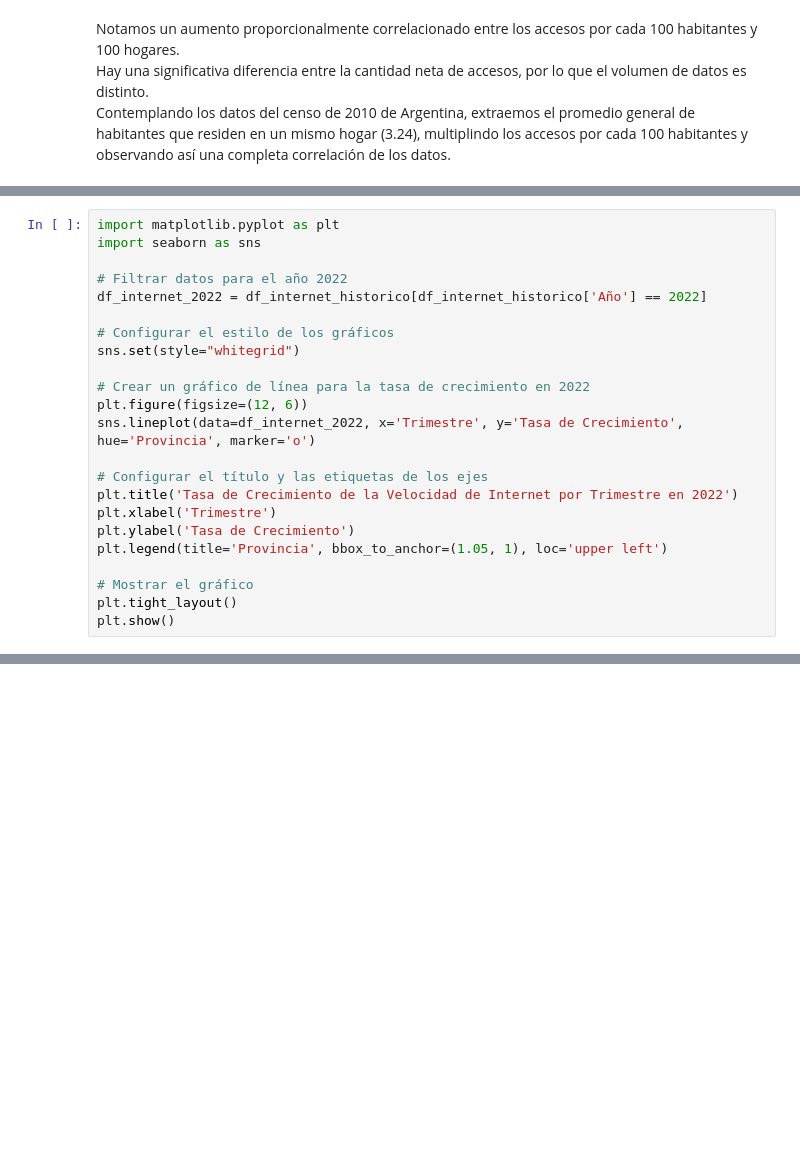
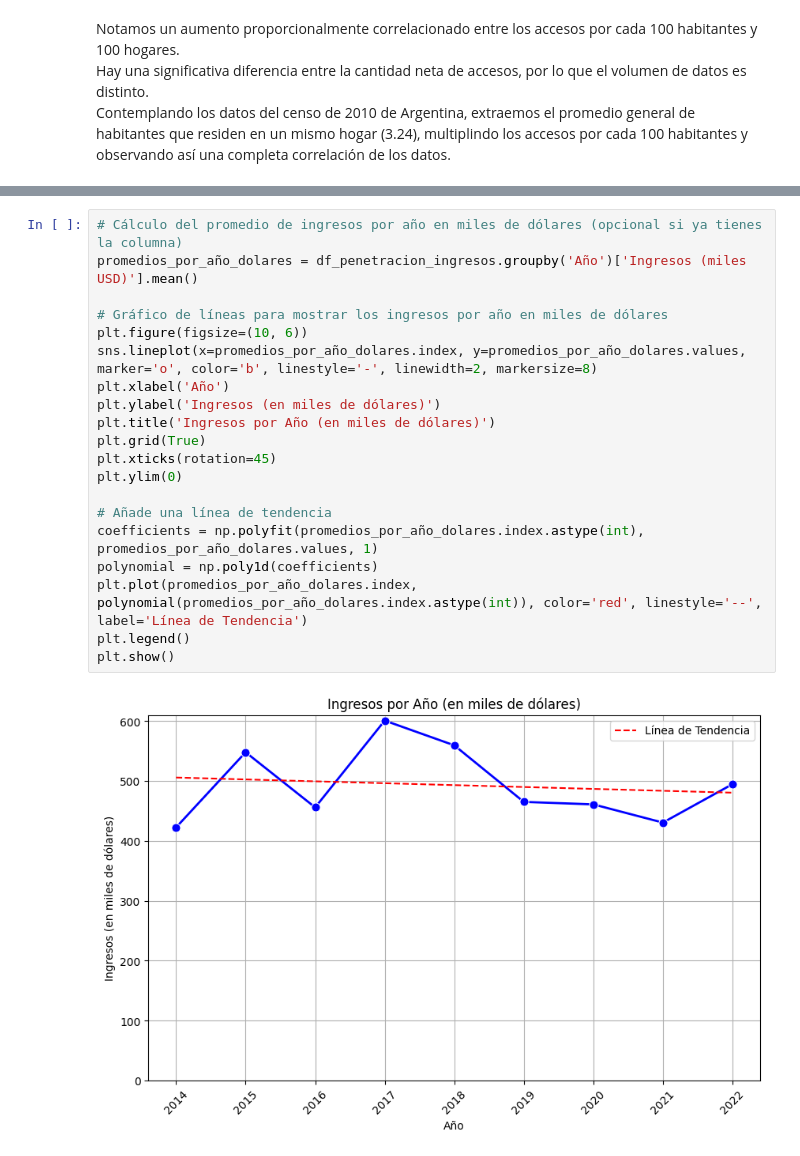
Before and after one commit to Paniceres/PI_Data_Analitycs, a Jupyter notebook: notebooks/EDA.ipynb, the cells around one changed output, grey strips where cells are left out. Drawn from its saved outputs; the diff is of its cells as text; blank space fills up the shorter version.

```diff
--- a/notebooks/EDA.ipynb
+++ b/notebooks/EDA.ipynb
@@ -324,23 +247,0 @@ plt.show()
-# %%
-import matplotlib.pyplot as plt
-import seaborn as sns
-
-# Filtrar datos para el año 2022
-df_internet_2022 = df_internet_historico[df_internet_historico['Año'] == 2022]
-
-# Configurar el estilo de los gráficos
-sns.set(style="whitegrid")
-
-# Crear un gráfico de línea para la tasa de crecimiento en 2022
-plt.figure(figsize=(12, 6))
-sns.lineplot(data=df_internet_2022, x='Trimestre', y='Tasa de Crecimiento', hue='Provincia', marker='o')
-
-# Configurar el título y las etiquetas de los ejes
-plt.title('Tasa de Crecimiento de la Velocidad de Internet por Trimestre en 2022')
-plt.xlabel('Trimestre')
-plt.ylabel('Tasa de Crecimiento')
-plt.legend(title='Provincia', bbox_to_anchor=(1.05, 1), loc='upper left')
-
-# Mostrar el gráfico
-plt.tight_layout()
-plt.show()
@@ -377,0 +391,22 @@ plt.show()
+# %%
+# Cálculo del promedio de ingresos por año en miles de dólares (opcional si ya tienes la columna)
+promedios_por_año_dolares = df_penetracion_ingresos.groupby('Año')['Ingresos (miles USD)'].mean()
+
+# Gráfico de líneas para mostrar los ingresos por año en miles de dólares
+plt.figure(figsize=(10, 6))
+sns.lineplot(x=promedios_por_año_dolares.index, y=promedios_por_año_dolares.values, marker='o', color='b', linestyle='-', linewidth=2, markersize=8)
+plt.xlabel('Año')
+plt.ylabel('Ingresos (en miles de dólares)')
+plt.title('Ingresos por Año (en miles de dólares)')
+plt.grid(True)
+plt.xticks(rotation=45)
+plt.ylim(0)
+
+# Añade una línea de tendencia
+coefficients = np.polyfit(promedios_por_año_dolares.index.astype(int), promedios_por_año_dolares.values, 1)
+polynomial = np.poly1d(coefficients)
+plt.plot(promedios_por_año_dolares.index, polynomial(promedios_por_año_dolares.index.astype(int)), color='red', linestyle='--', label='Línea de Tendencia')
+plt.legend()
+plt.show()
+# %% [output]
+[figure, added]
```
Also changed, not shown: parts of 58 cells of this notebook, 33 other files.
